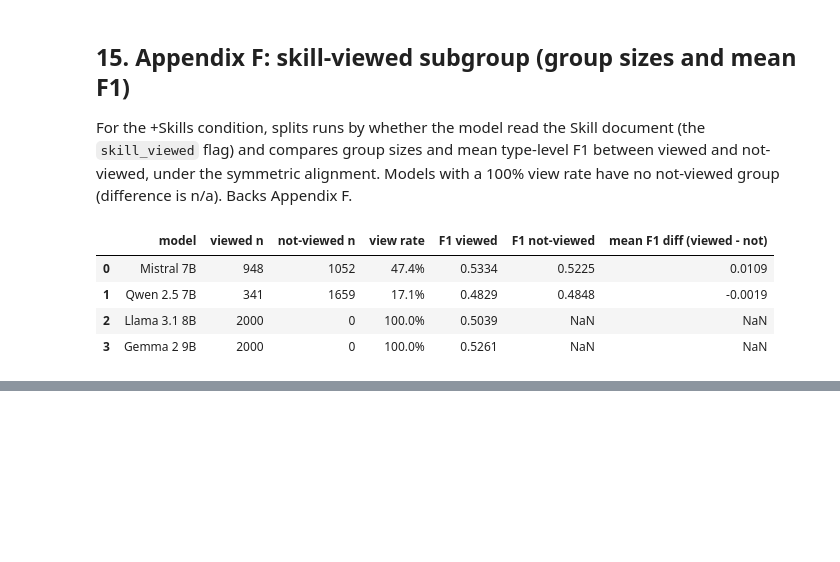
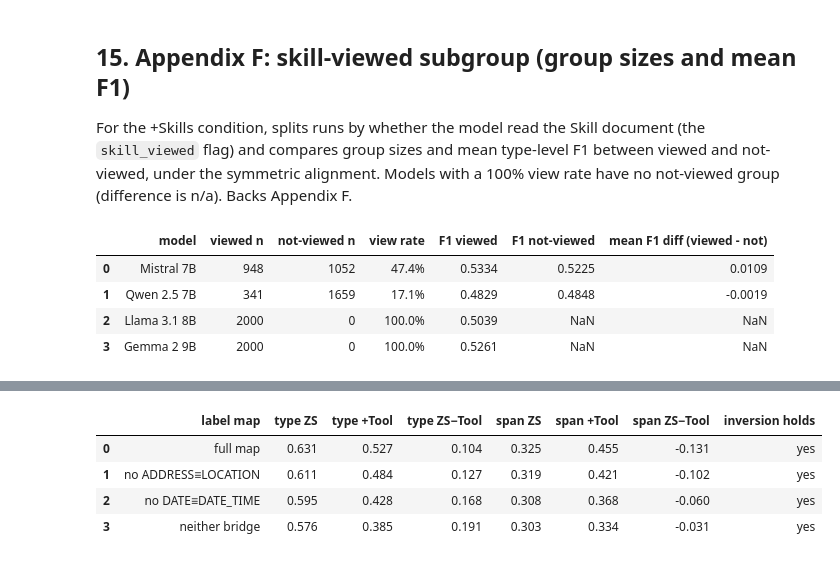
Before and after one commit to EdyVision/pii-skills-ablation-study, a Jupyter notebook: notebooks/04_analyses_r&r.ipynb, the cells around one changed output, grey strips where cells are left out. Saved outputs shown, nothing was run; the diff lists cells and outputs as text; code cells hidden in the pictures; blank space fills up the shorter version.

```diff
--- a/notebooks/04_analyses_r&r.ipynb
+++ b/notebooks/04_analyses_r&r.ipynb
@@ -894,0 +1062,68 @@ display(pd.DataFrame(rows))
+# %%
+BRIDGE_ADDR = {k: "LOCATION" for k in
+               ["ADDRESS", "STREET", "STREET_ADDRESS", "STREET_NAME", "BUILDING",
+                "BUILDING_NUMBER", "SECONDARY_ADDRESS", "SECADDRESS"]}
+BRIDGE_DATE = {k: "DATE_TIME" for k in
+               ["DATE", "DATEOFBIRTH", "DATETIME", "DATE_AND_TIME", "TIMESTAMP"]}
+_BASE = {k: v for k, v in CANONICAL_ALIAS.items()
+         if k not in BRIDGE_ADDR and k not in BRIDGE_DATE}
+
+
+def _fallback_x(k, addr=True, date=True):
+    """_fallback(), but the ADDRESS and DATE heuristics are toggleable. Removing a bridge from the
+    alias map is not enough: the regex fallback would silently re-add it, making the test vacuous."""
+    if _re.search(r"IPV?4|IPV?6|IP_?ADDR", k): return "IP_ADDRESS"
+    if "ZIP" in k or "POSTAL" in k: return "ZIPCODE"
+    if "SSN" in k or "SOCIAL_SEC" in k or "SOCIALSEC" in k: return "US_SOCIAL_SECURITY_NUMBER"
+    if "PASSPORT" in k: return "US_PASSPORT_NUMBER"
+    if "DRIVER" in k and "LICEN" in k: return "US_DRIVERS_LICENSE_NUMBER"
+    if date and (k.startswith("DATE") or k.endswith("DATE") or "BIRTH" in k
+                 or k in ("TIME",) or "TIMESTAMP" in k): return "DATE_TIME"
+    if "EMAIL" in k: return "EMAIL_ADDRESS"
+    if "PHONE" in k or "TELEPHONE" in k or k in ("TEL", "MOBILE", "FAX"): return "PHONE_NUMBER"
+    if addr and ("ADDRESS" in k or k in ("CITY", "STATE", "COUNTRY", "COUNTY", "STREET")): return "LOCATION"
+
+    return None
+
+
+def make_norm(addr=True, date=True):
+    """norm() with the two consequential bridges independently toggled, in map AND fallback."""
+    alias = {**_BASE, **(BRIDGE_ADDR if addr else {}), **(BRIDGE_DATE if date else {})}
+
+    def n(t):
+        k = _key(t)
+        if not k: return "UNKNOWN"
+        if k in alias:
+            v = alias[k]
+            return v if v is not None else "UNKNOWN"
+
+        return _fallback_x(k, addr, date) or k
+
+    return n
+
+
+rows = []
+for label, (a, d) in [("full map", (1, 1)), ("no ADDRESS\u2261LOCATION", (0, 1)),
+                      ("no DATE\u2261DATE_TIME", (1, 0)), ("neither bridge", (0, 0))]:
+    nf = make_norm(a, d)
+    ty = {c: mean_f1(main, c, nf, False) for c in CONDITIONS}
+    sp = {c: mean_f1(main, c, nf, True) for c in CONDITIONS}
+    inverts = ty["zero_shot"] > ty["with_tools"] and sp["zero_shot"] < sp["with_tools"]
+    rows.append({
+        "label map": label,
+        "type ZS": round(ty["zero_shot"], 3), "type +Tool": round(ty["with_tools"], 3),
+        "type ZS\u2212Tool": round(ty["zero_shot"] - ty["with_tools"], 3),
+        "span ZS": round(sp["zero_shot"], 3), "span +Tool": round(sp["with_tools"], 3),
+        "span ZS\u2212Tool": round(sp["zero_shot"] - sp["with_tools"], 3),
+        "inversion holds": "yes" if inverts else "NO",
+    })
+
+df_mapsens = pd.DataFrame(rows)
+
+df_mapsens
+# %% [output]
+|  | label map | type ZS | type +Tool | type ZS−Tool | span ZS | span +Tool | span ZS−Tool | inversion holds |
+| 0 | full map | 0.631 | 0.527 | 0.104 | 0.325 | 0.455 | -0.131 | yes |
+| 1 | no ADDRESS≡LOCATION | 0.611 | 0.484 | 0.127 | 0.319 | 0.421 | -0.102 | yes |
+| 2 | no DATE≡DATE_TIME | 0.595 | 0.428 | 0.168 | 0.308 | 0.368 | -0.060 | yes |
+| 3 | neither bridge | 0.576 | 0.385 | 0.191 | 0.303 | 0.334 | -0.031 | yes |
```
Also changed, not shown: parts of 18 cells of this notebook, 13 other files.
